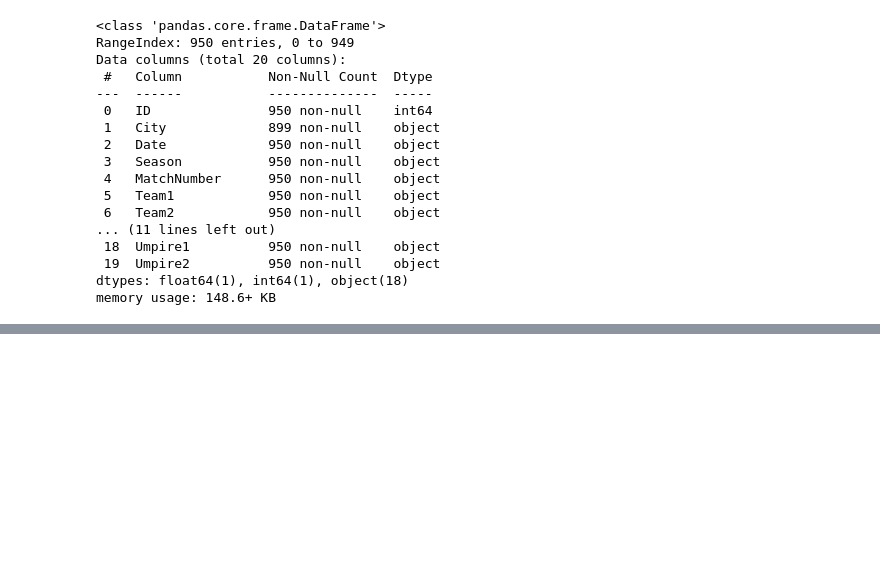
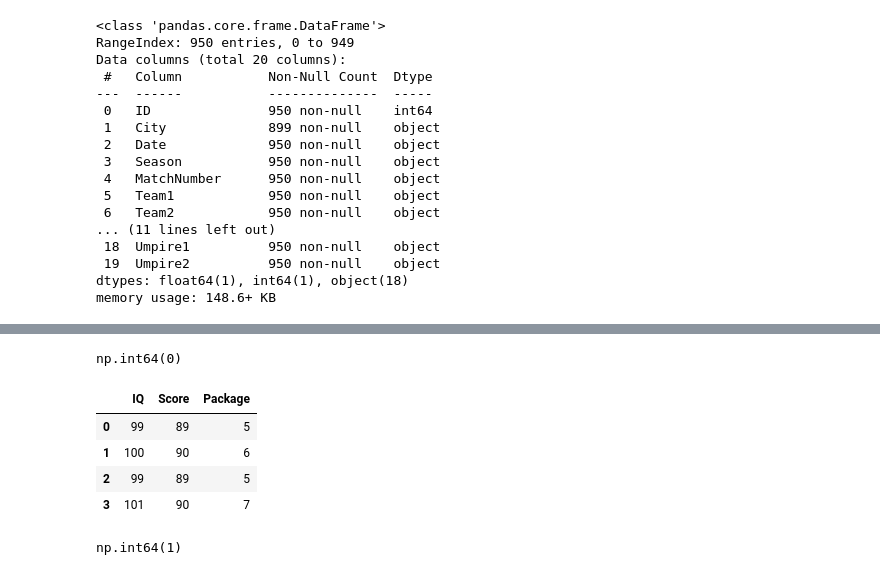
Before and after one commit to shafaq-aslam/pandas-lab, a Jupyter notebook: DataFrame/DataFrame_Attributes_And_Methods.ipynb, the cells around one changed output, grey strips where cells are left out. Saved outputs shown, nothing was run; the diff lists cells and outputs as text; code cells hidden in the pictures; blank space fills up the shorter version.

```diff
--- a/DataFrame/DataFrame_Attributes_And_Methods.ipynb
+++ b/DataFrame/DataFrame_Attributes_And_Methods.ipynb
@@ -257,0 +361,24 @@ memory usage: 148.6+ KB
+# %%
+matches.duplicated().sum()
+# %% [output]
+np.int64(0)
+# %%
+students_data = [
+    [99, 89, 5],
+    [100, 90, 6],
+    [99, 89, 5],
+    [101, 90, 7]
+]
+
+students = pd.DataFrame(students_data, columns = ('IQ', 'Score', 'Package'))
+students
+# %% [output]
+|  | IQ | Score | Package |
+| 0 | 99 | 89 | 5 |
+| 1 | 100 | 90 | 6 |
+| 2 | 99 | 89 | 5 |
+| 3 | 101 | 90 | 7 |
+# %%
+students.duplicated().sum()
+# %% [output]
+np.int64(1)
```
Also changed, not shown: parts of 15 cells of this notebook.
